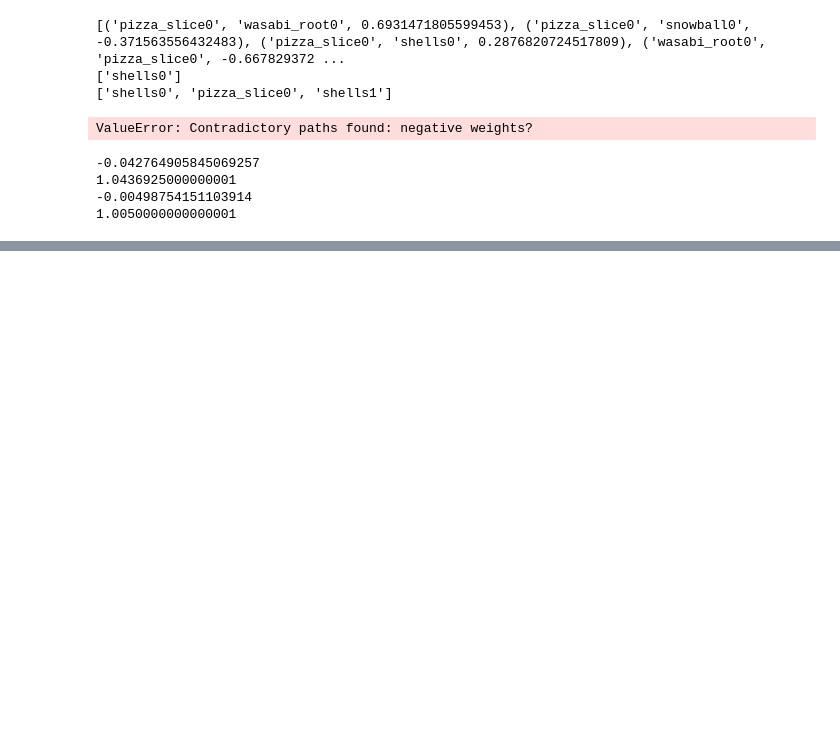
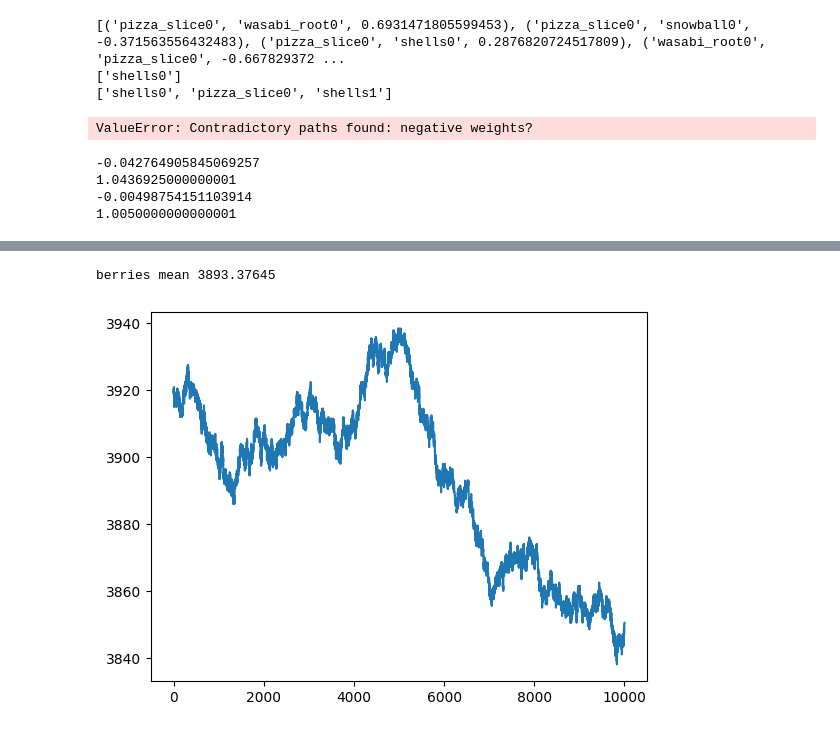
Before and after one commit to MoisheKeselman/IMC-Prosperity-HAM, a Jupyter notebook: imc_prosperity_ham/data_display.ipynb, the cells around one changed output, grey strips where cells are left out. Cells and saved outputs as stored; diff of their text form; code cells hidden in the pictures; blank space fills up the shorter version.

```diff
--- a/imc_prosperity_ham/data_display.ipynb
+++ b/imc_prosperity_ham/data_display.ipynb
@@ -163,0 +180,12 @@ print(1/math.exp(sum))
+# %%
+prices_round_3_day_1 = pandas.read_csv("data/island-data-bottle-round-3/prices_round_3_day_1.csv", delimiter=";")
+
+berries = prices_round_3_day_1[prices_round_3_day_1['product'] == 'BERRIES'].reset_index()
+
+x_vals = list(range(len(berries.mid_price)))
+
+plt.plot(x_vals, berries.mid_price)
+print('berries mean', np.mean(berries.mid_price))
+# %% [output]
+berries mean 3893.37645
+[figure, added]
```
Also changed, not shown: parts of 2 cells of this notebook, 2 other files.
